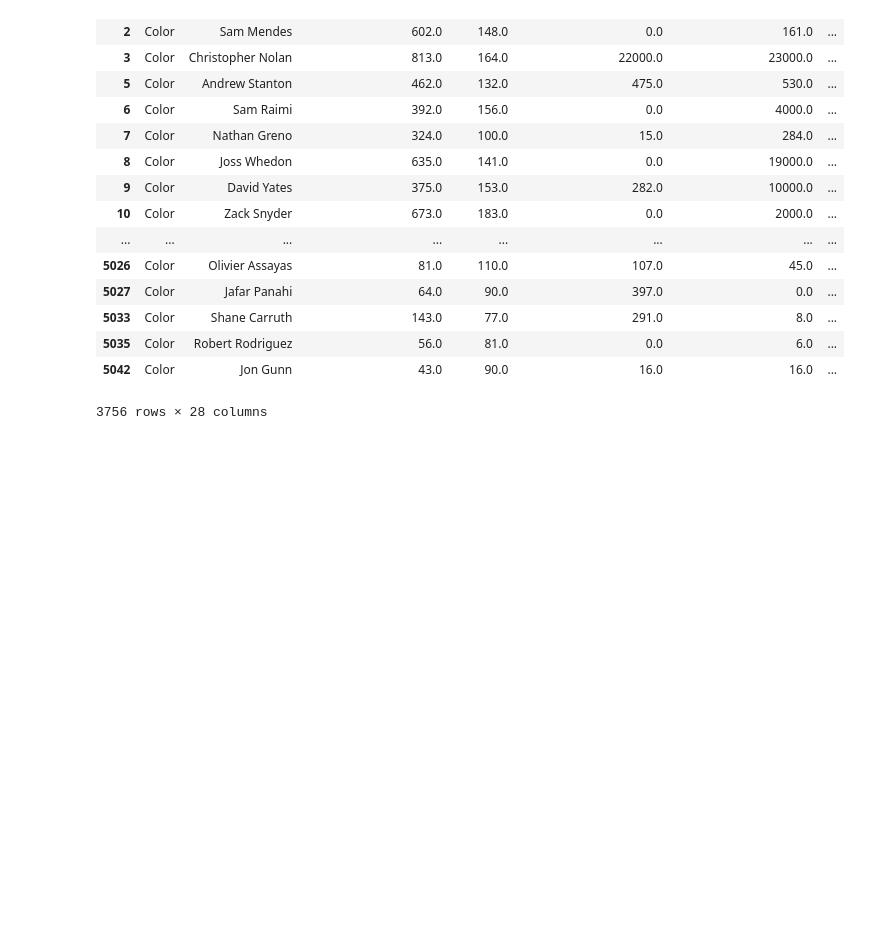
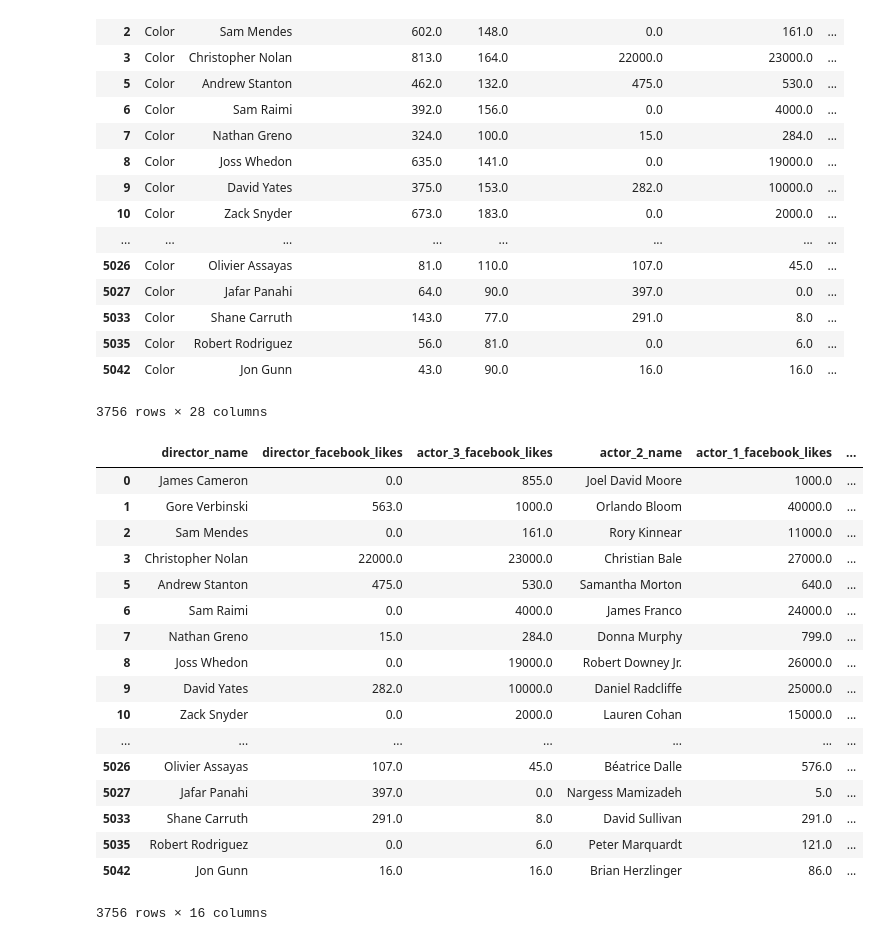
Before and after one commit to jeduhay/COGS108_Final_Project, a Jupyter notebook: FinalProject.ipynb, the cells around one changed output. Saved outputs shown, nothing was run; the diff lists cells and outputs as text; code cells hidden in the pictures; blank space fills up the shorter version.

Commit message:
Dropped unnecessary columns

```diff
--- a/FinalProject.ipynb
+++ b/FinalProject.ipynb
@@ -53,3 +72,38 @@ df_movies
 | 5035 | Color | Robert Rodriguez | 56.0 | 81.0 | 0.0 | 6.0 | ... |
 | 5042 | Color | Jon Gunn | 43.0 | 90.0 | 16.0 | 16.0 | ... |
 3756 rows × 28 columns
+# %%
+# Drop rows that don't mean SHIT
+df_movies = df_movies.drop('color', axis=1) # Remove color
+df_movies = df_movies.drop('num_critic_for_reviews', axis=1) # Remove critic number per director
+df_movies = df_movies.drop('duration', axis=1) # Remove duration
+df_movies = df_movies.drop('num_voted_users', axis=1) # i don't even kno what this is
+df_movies = df_movies.drop('num_user_for_reviews', axis=1) #
+df_movies = df_movies.drop('language', axis=1) # Remove language
+df_movies = df_movies.drop('country', axis=1) # Remove country
+df_movies = df_movies.drop('content_rating', axis=1) # Remove rating
+df_movies = df_movies.drop('imdb_score', axis=1) # Remove imdb ratings
+df_movies = df_movies.drop('aspect_ratio', axis=1) # Remove aspect ratio
+df_movies = df_movies.drop('movie_imdb_link', axis=1) # Remove imdb link
+df_movies = df_movies.drop('facenumber_in_poster', axis=1) # Remove number of faces info
+# %%
+df_movies
+# %% [output]
+|  | director_name | director_facebook_likes | actor_3_facebook_likes | actor_2_name | actor_1_facebook_likes | ... |
+| 0 | James Cameron | 0.0 | 855.0 | Joel David Moore | 1000.0 | ... |
+| 1 | Gore Verbinski | 563.0 | 1000.0 | Orlando Bloom | 40000.0 | ... |
+| 2 | Sam Mendes | 0.0 | 161.0 | Rory Kinnear | 11000.0 | ... |
+| 3 | Christopher Nolan | 22000.0 | 23000.0 | Christian Bale | 27000.0 | ... |
+| 5 | Andrew Stanton | 475.0 | 530.0 | Samantha Morton | 640.0 | ... |
+| 6 | Sam Raimi | 0.0 | 4000.0 | James Franco | 24000.0 | ... |
+| 7 | Nathan Greno | 15.0 | 284.0 | Donna Murphy | 799.0 | ... |
+| 8 | Joss Whedon | 0.0 | 19000.0 | Robert Downey Jr. | 26000.0 | ... |
+| 9 | David Yates | 282.0 | 10000.0 | Daniel Radcliffe | 25000.0 | ... |
+| 10 | Zack Snyder | 0.0 | 2000.0 | Lauren Cohan | 15000.0 | ... |
+| ... | ... | ... | ... | ... | ... | ... |
+| 5026 | Olivier Assayas | 107.0 | 45.0 | Béatrice Dalle | 576.0 | ... |
+| 5027 | Jafar Panahi | 397.0 | 0.0 | Nargess Mamizadeh | 5.0 | ... |
+| 5033 | Shane Carruth | 291.0 | 8.0 | David Sullivan | 291.0 | ... |
+| 5035 | Robert Rodriguez | 0.0 | 6.0 | Peter Marquardt | 121.0 | ... |
+| 5042 | Jon Gunn | 16.0 | 16.0 | Brian Herzlinger | 86.0 | ... |
+3756 rows × 16 columns
```
Also changed, not shown: parts of 5 cells of this notebook.
